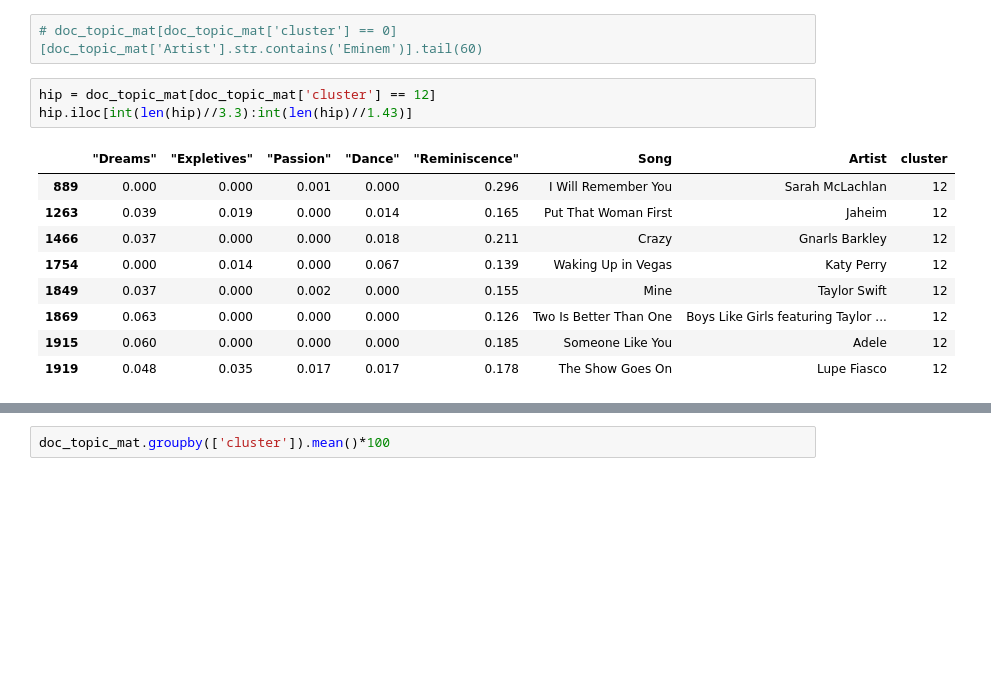
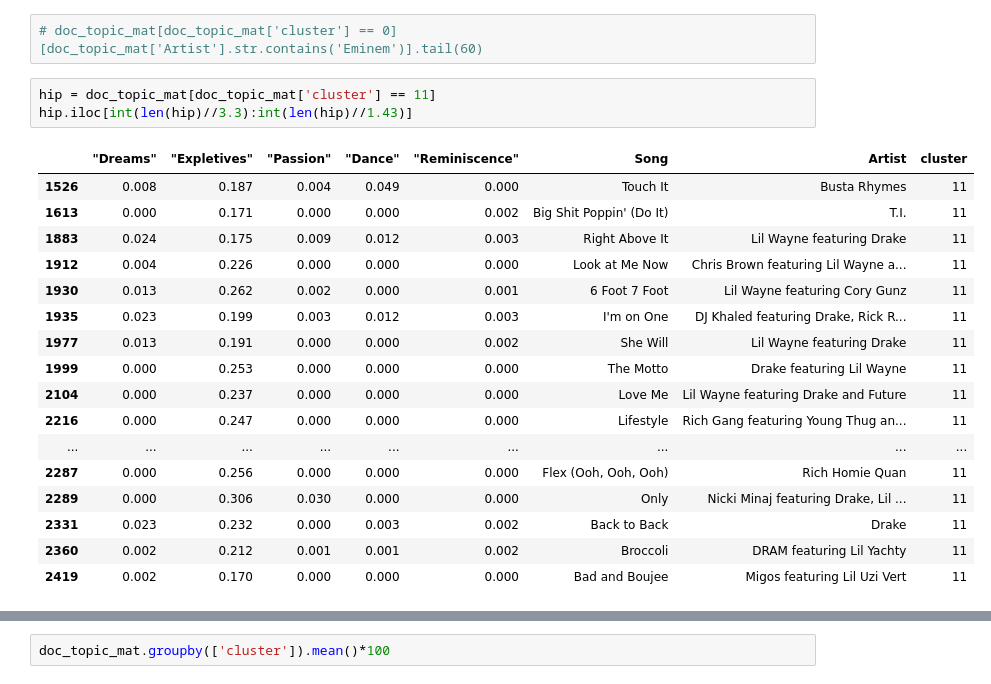
Before and after one commit to jcpark376/Lyrics_project, a Jupyter notebook: Models/Analysis/analysis_us.ipynb, the cells around one changed output, grey strips where cells are left out. Drawn from its saved outputs; the diff is of its cells as text; blank space fills up the shorter version.

```diff
--- a/Models/Analysis/analysis_us.ipynb
+++ b/Models/Analysis/analysis_us.ipynb
@@ -195,16 +189,24 @@ doc_topic_mat
 # %%
 # doc_topic_mat[doc_topic_mat['cluster'] == 0][doc_topic_mat['Artist'].str.contains('Eminem')].tail(60)
 # %%
-hip = doc_topic_mat[doc_topic_mat['cluster'] == 12]
+hip = doc_topic_mat[doc_topic_mat['cluster'] == 11]
 hip.iloc[int(len(hip)//3.3):int(len(hip)//1.43)]
 # %% [output]
 |  | "Dreams" | "Expletives" | "Passion" | "Dance" | "Reminiscence" | Song | Artist | cluster |
-| 889 | 0.000 | 0.000 | 0.001 | 0.000 | 0.296 | I Will Remember You | Sarah McLachlan | 12 |
-| 1263 | 0.039 | 0.019 | 0.000 | 0.014 | 0.165 | Put That Woman First | Jaheim | 12 |
-| 1466 | 0.037 | 0.000 | 0.000 | 0.018 | 0.211 | Crazy | Gnarls Barkley | 12 |
-| 1754 | 0.000 | 0.014 | 0.000 | 0.067 | 0.139 | Waking Up in Vegas | Katy Perry | 12 |
-| 1849 | 0.037 | 0.000 | 0.002 | 0.000 | 0.155 | Mine | Taylor Swift | 12 |
-| 1869 | 0.063 | 0.000 | 0.000 | 0.000 | 0.126 | Two Is Better Than One | Boys Like Girls featuring Taylor ... | 12 |
-| 1915 | 0.060 | 0.000 | 0.000 | 0.000 | 0.185 | Someone Like You | Adele | 12 |
-| 1919 | 0.048 | 0.035 | 0.017 | 0.017 | 0.178 | The Show Goes On | Lupe Fiasco | 12 |
+| 1526 | 0.008 | 0.187 | 0.004 | 0.049 | 0.000 | Touch It | Busta Rhymes | 11 |
+| 1613 | 0.000 | 0.171 | 0.000 | 0.000 | 0.002 | Big Shit Poppin' (Do It) | T.I. | 11 |
+| 1883 | 0.024 | 0.175 | 0.009 | 0.012 | 0.003 | Right Above It | Lil Wayne featuring Drake | 11 |
+| 1912 | 0.004 | 0.226 | 0.000 | 0.000 | 0.000 | Look at Me Now | Chris Brown featuring Lil Wayne a... | 11 |
+| 1930 | 0.013 | 0.262 | 0.002 | 0.000 | 0.001 | 6 Foot 7 Foot | Lil Wayne featuring Cory Gunz | 11 |
+| 1935 | 0.023 | 0.199 | 0.003 | 0.012 | 0.003 | I'm on One | DJ Khaled featuring Drake, Rick R... | 11 |
+| 1977 | 0.013 | 0.191 | 0.000 | 0.000 | 0.002 | She Will | Lil Wayne featuring Drake | 11 |
+| 1999 | 0.000 | 0.253 | 0.000 | 0.000 | 0.000 | The Motto | Drake featuring Lil Wayne | 11 |
+| 2104 | 0.000 | 0.237 | 0.000 | 0.000 | 0.000 | Love Me | Lil Wayne featuring Drake and Future | 11 |
+| 2216 | 0.000 | 0.247 | 0.000 | 0.000 | 0.000 | Lifestyle | Rich Gang featuring Young Thug an... | 11 |
+| ... | ... | ... | ... | ... | ... | ... | ... | ... |
+| 2287 | 0.000 | 0.256 | 0.000 | 0.000 | 0.000 | Flex (Ooh, Ooh, Ooh) | Rich Homie Quan | 11 |
+| 2289 | 0.000 | 0.306 | 0.030 | 0.000 | 0.000 | Only | Nicki Minaj featuring Drake, Lil ... | 11 |
+| 2331 | 0.023 | 0.232 | 0.000 | 0.003 | 0.002 | Back to Back | Drake | 11 |
+| 2360 | 0.002 | 0.212 | 0.001 | 0.001 | 0.002 | Broccoli | DRAM featuring Lil Yachty | 11 |
+| 2419 | 0.002 | 0.170 | 0.000 | 0.000 | 0.000 | Bad and Boujee | Migos featuring Lil Uzi Vert | 11 |
 # %%
```
Also changed, not shown: parts of 5 cells of this notebook, 7 other files.
